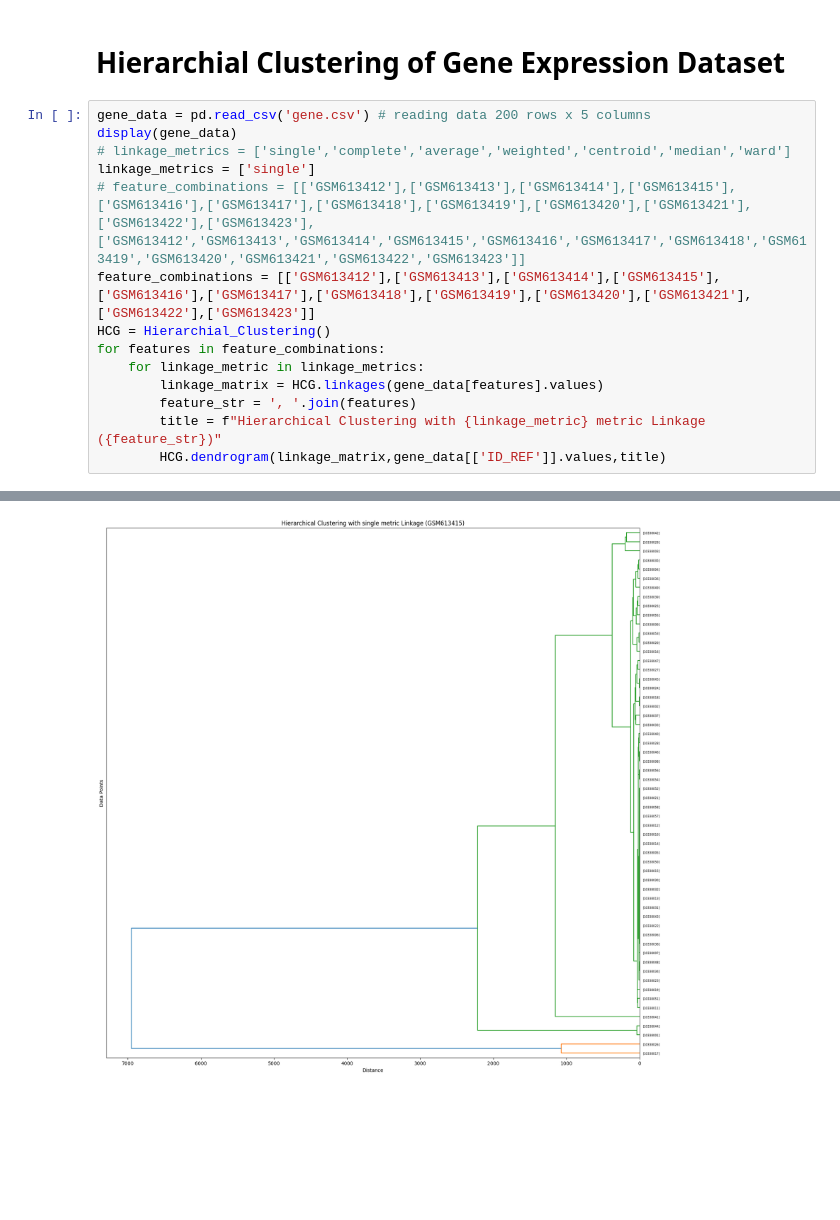
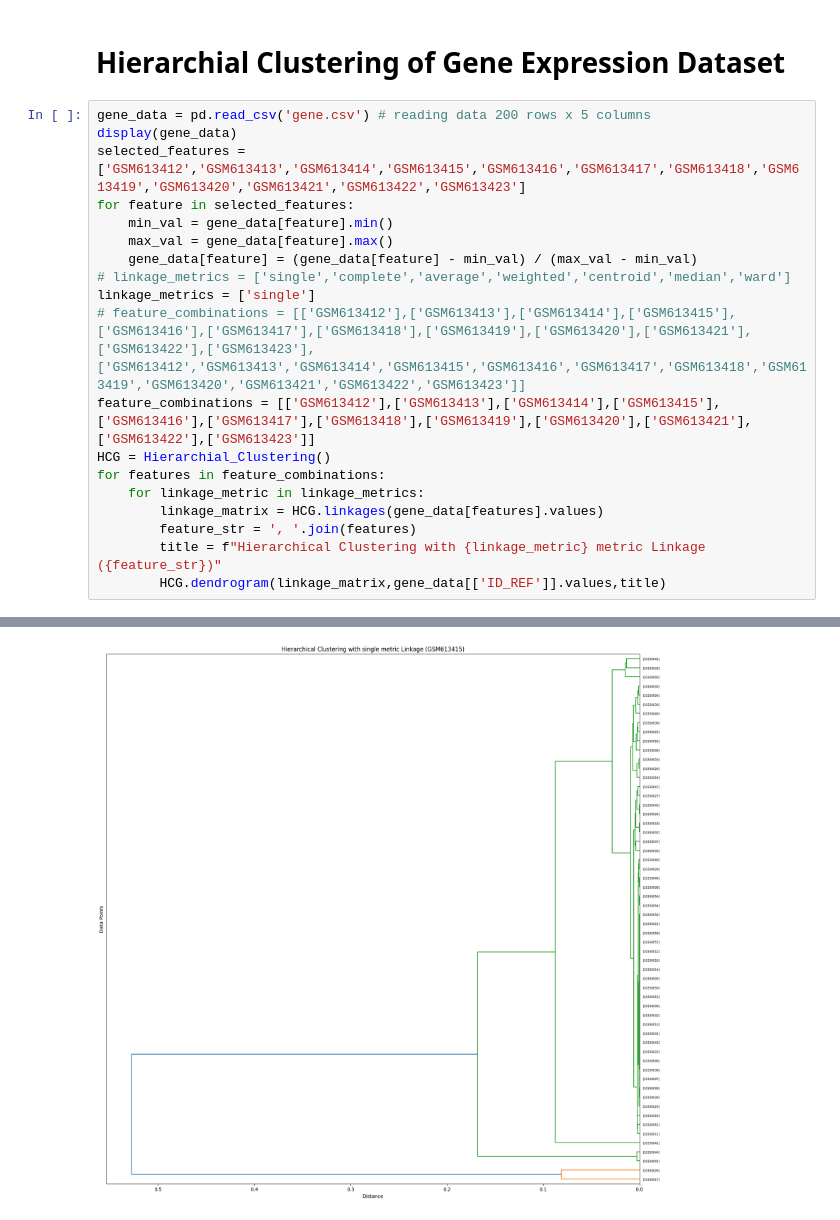
Before and after one commit to ROHIT32767/SMAI-A2, a Jupyter notebook: Hierarchial_Clustering.ipynb, the cells around one changed output, grey strips where cells are left out. Saved outputs shown, nothing was run; the diff lists cells and outputs as text; blank space fills up the shorter version.

```diff
--- a/Hierarchial_Clustering.ipynb
+++ b/Hierarchial_Clustering.ipynb
@@ -78,6 +78,11 @@ for features in feature_combinations:
 # %%
 gene_data = pd.read_csv('gene.csv') # reading data 200 rows x 5 columns
 display(gene_data)
+selected_features = ['GSM613412','GSM613413','GSM613414','GSM613415','GSM613416','GSM613417','GSM613418','GSM613419','GSM613420','GSM613421','GSM613422','GSM613423']
+for feature in selected_features:
+    min_val = gene_data[feature].min()
+    max_val = gene_data[feature].max()
+    gene_data[feature] = (gene_data[feature] - min_val) / (max_val - min_val)
 # linkage_metrics = ['single','complete','average','weighted','centroid','median','ward']
 linkage_metrics = ['single']
 # feature_combinations = [['GSM613412'],['GSM613413'],['GSM613414'],['GSM613415'],['GSM613416'],['GSM613417'],['GSM613418'],['GSM613419'],['GSM613420'],['GSM613421'],['GSM613422'],['GSM613423'],['GSM613412','GSM613413','GSM613414','GSM613415','GSM613416','GSM613417','GSM613418','GSM613419','GSM613420','GSM613421','GSM613422','GSM613423']]
@@ -113 +118 @@ for features in feature_combinations:
-[figure, old version]
+[figure, new version]
```
Also changed, not shown: parts of 1 cell of this notebook, 26 other files.
